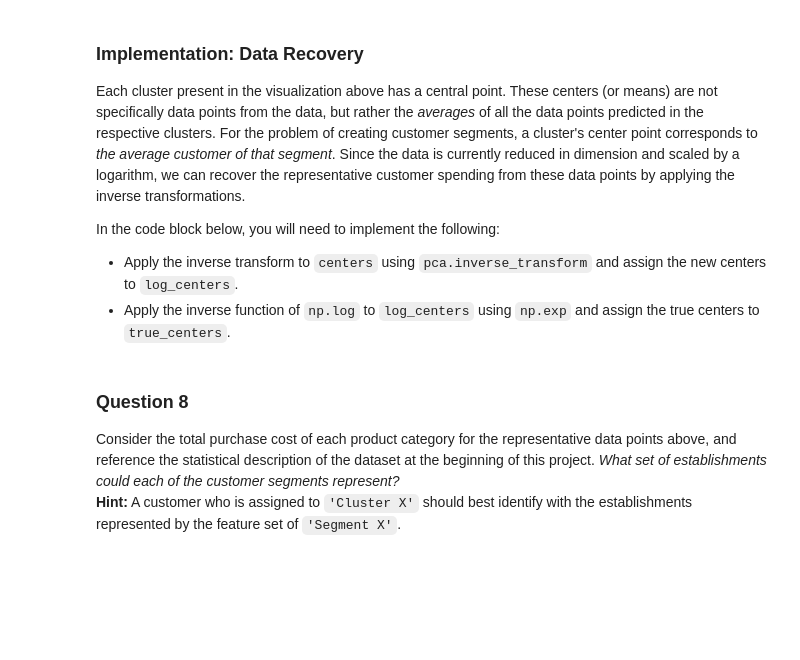
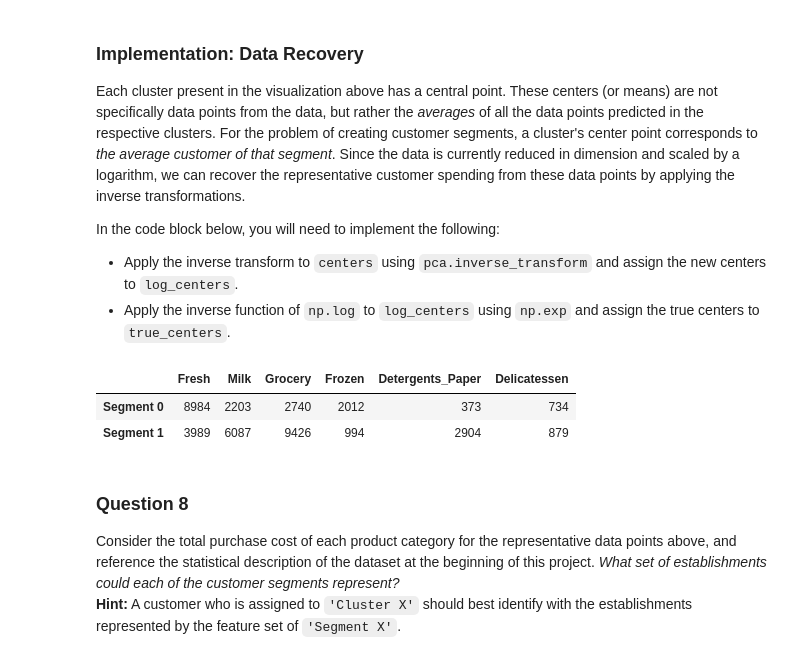
Before and after one commit to curiousest/machine-learning, a Jupyter notebook: projects/creating_customer_segments/customer_segments.ipynb, the cells around one changed output. Saved outputs shown, nothing was run; the diff lists cells and outputs as text; code cells hidden in the pictures; blank space fills up the shorter version.

Commit message:
Finished first submission attempt of customer segments.

```diff
--- a/projects/creating_customer_segments/customer_segments.ipynb
+++ b/projects/creating_customer_segments/customer_segments.ipynb
@@ -539,16 +544,20 @@ In the code block below, you will need to implement the following:
  - Apply the inverse function of `np.log` to `log_centers` using `np.exp` and assign the true centers to `true_centers`.
 # %%
 # TODO: Inverse transform the centers
-log_centers = None
+log_centers = pca.inverse_transform(centers)
 
 # TODO: Exponentiate the centers
-true_centers = None
+true_centers = np.exp(log_centers)
 
 # Display the true centers
 segments = ['Segment {}'.format(i) for i in range(0,len(centers))]
 true_centers = pd.DataFrame(np.round(true_centers), columns = data.keys())
 true_centers.index = segments
 display(true_centers)
+# %% [output]
+|  | Fresh | Milk | Grocery | Frozen | Detergents_Paper | Delicatessen |
+| Segment 0 | 8984 | 2203 | 2740 | 2012 | 373 | 734 |
+| Segment 1 | 3989 | 6087 | 9426 | 994 | 2904 | 879 |
 # %% [markdown]
 ### Question 8
 Consider the total purchase cost of each product category for the representative data points above, and reference the statistical description of the dataset at the beginning of this project. *What set of establishments could each of the customer segments represent?*
```
Also changed, not shown: parts of 12 cells of this notebook, 1 other file.
